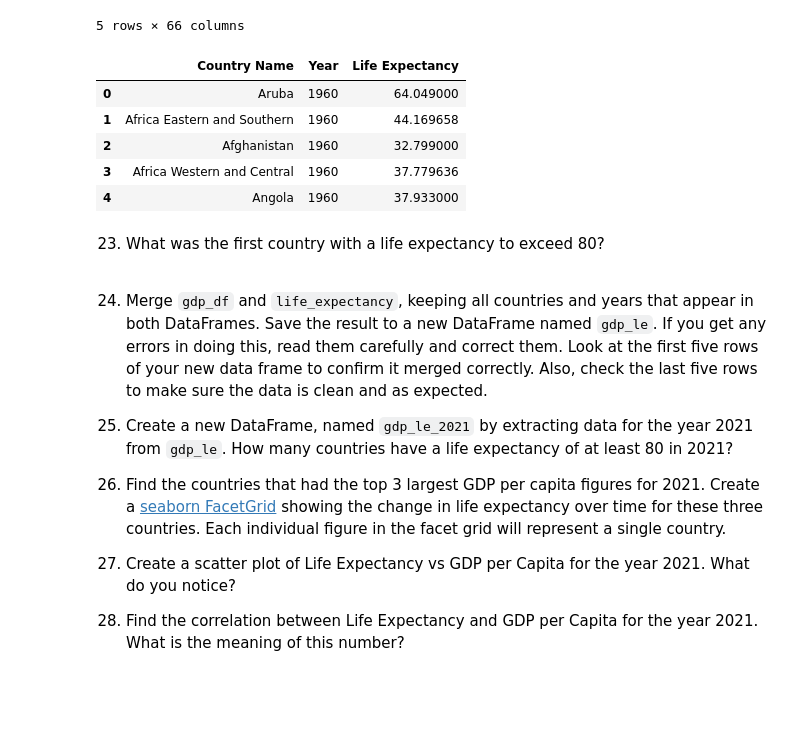
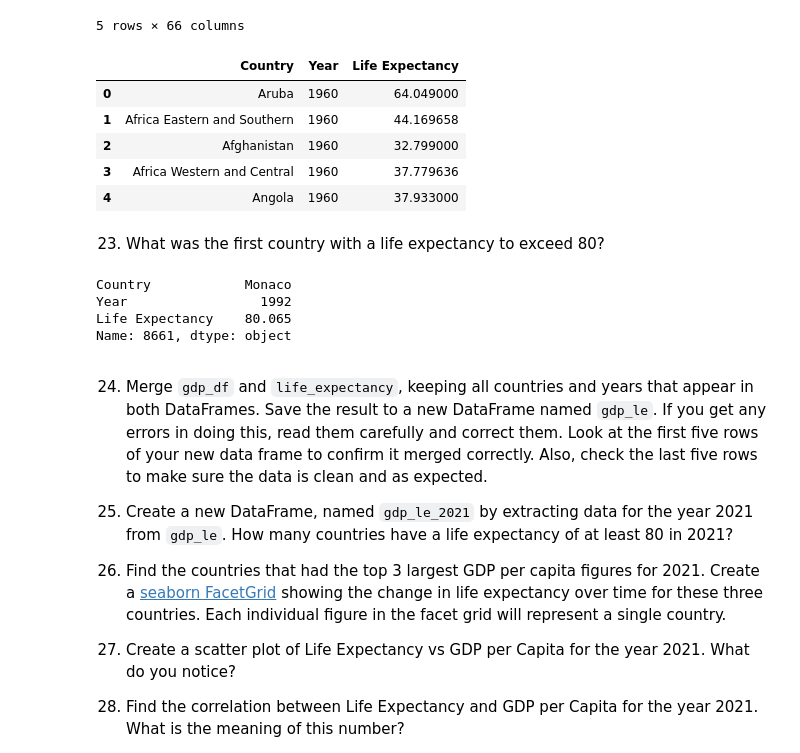
Before and after one commit to nss-data-science-cohort-9/un-exploration-Grantalan, a Jupyter notebook: notebooks/UN_Data_Exploration.ipynb, the cells around one changed output. Saved outputs shown, nothing was run; the diff lists cells and outputs as text; code cells hidden in the pictures; blank space fills up the shorter version.

```diff
--- a/notebooks/UN_Data_Exploration.ipynb
+++ b/notebooks/UN_Data_Exploration.ipynb
@@ -434,19 +432,26 @@ life_expectancy_melt = filter_life_expectancy.melt(
     id_vars= 'Country Name',
     value_name= 'Life Expectancy',
     var_name= 'Year')
-# %%
-life_expectancy_melt.head()
-# %% [output]
-|  | Country Name | Year | Life Expectancy |
-| 0 | Aruba | 1960 | 64.049000 |
-| 1 | Africa Eastern and Southern | 1960 | 44.169658 |
-| 2 | Afghanistan | 1960 | 32.799000 |
-| 3 | Africa Western and Central | 1960 | 37.779636 |
-| 4 | Angola | 1960 | 37.933000 |
 # %%
 life_expectancy_df = life_expectancy_melt.rename(columns={ 'Country Name' : 'Country'})
+# %%
+life_expectancy_df.head()
+# %% [output]
+|  | Country | Year | Life Expectancy |
+| 0 | Aruba | 1960 | 64.049000 |
+| 1 | Africa Eastern and Southern | 1960 | 44.169658 |
+| 2 | Afghanistan | 1960 | 32.799000 |
+| 3 | Africa Western and Central | 1960 | 37.779636 |
+| 4 | Angola | 1960 | 37.933000 |
 # %% [markdown]
 23. What was the first country with a life expectancy to exceed 80?
+# %%
+print(life_expectancy_df[life_expectancy_df['Life Expectancy'] > 80].sort_values('Year').iloc[0])
+# %% [output]
+Country            Monaco
+Year                 1992
+Life Expectancy    80.065
+Name: 8661, dtype: object
 # %% [markdown]
 24. Merge `gdp_df` and `life_expectancy`, keeping all countries and years that appear in both DataFrames. Save the result to a new DataFrame named `gdp_le`. If you get any errors in doing this, read them carefully and correct them. Look at the first five rows of your new data frame to confirm it merged correctly. Also, check the last five rows to make sure the data is clean and as expected.
 
```
Also changed, not shown: parts of 7 cells of this notebook.
